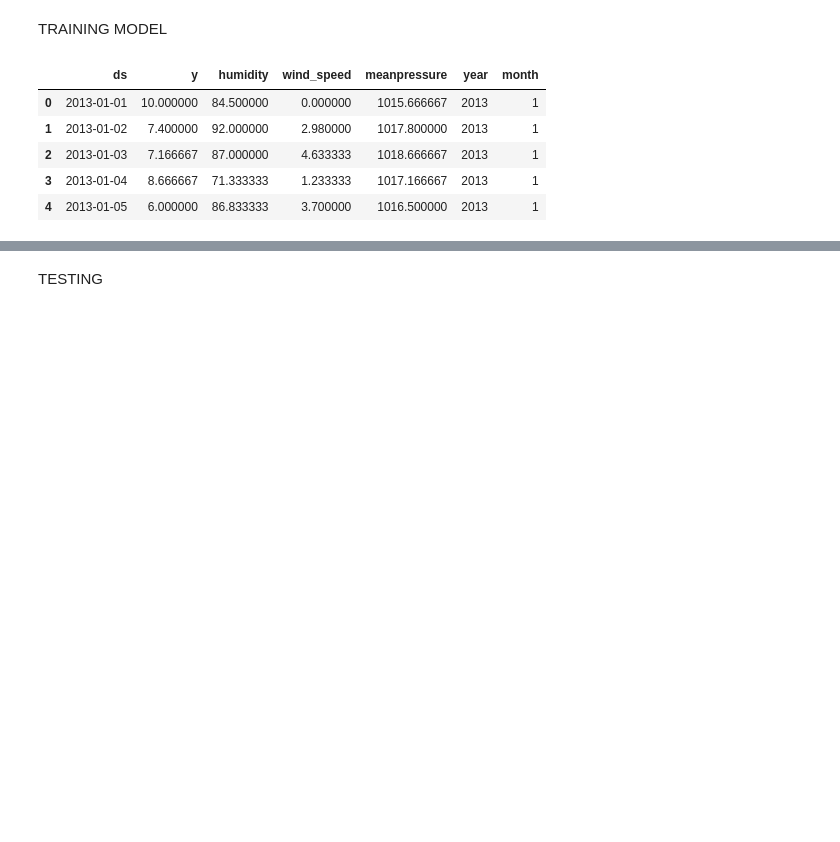
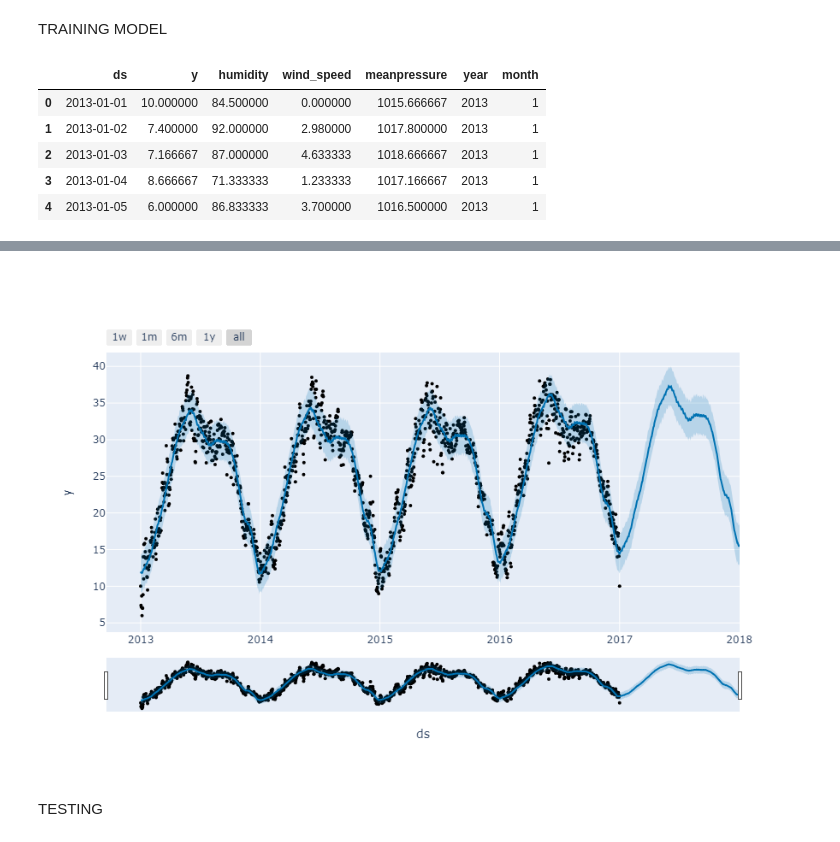
Before and after one commit to tranvietcuong03/weather_forecasting, a Jupyter notebook: main.ipynb, the cells around one changed output, grey strips where cells are left out. Saved outputs shown, nothing was run; the diff lists cells and outputs as text; code cells hidden in the pictures; blank space fills up the shorter version.

```diff
--- a/main.ipynb
+++ b/main.ipynb
@@ -135,6 +135,7 @@ model = Prophet()
 model.fit(forecast_data)
 forecasts = model.make_future_dataframe(periods=366)
 prediction = model.predict(forecasts)
-fig = plot_plotly(model, prediction)
-fig.show()
+# plot_plotly(model, prediction)
+from IPython.display import Image
+Image(filename='weather_forecasting.png')
 # %% [output]
@@ -143,3 +144,4 @@ fig.show()
+[figure, added]
 # %% [markdown]
 TESTING
 # %%
```
Also changed, not shown: parts of 1 cell of this notebook.
